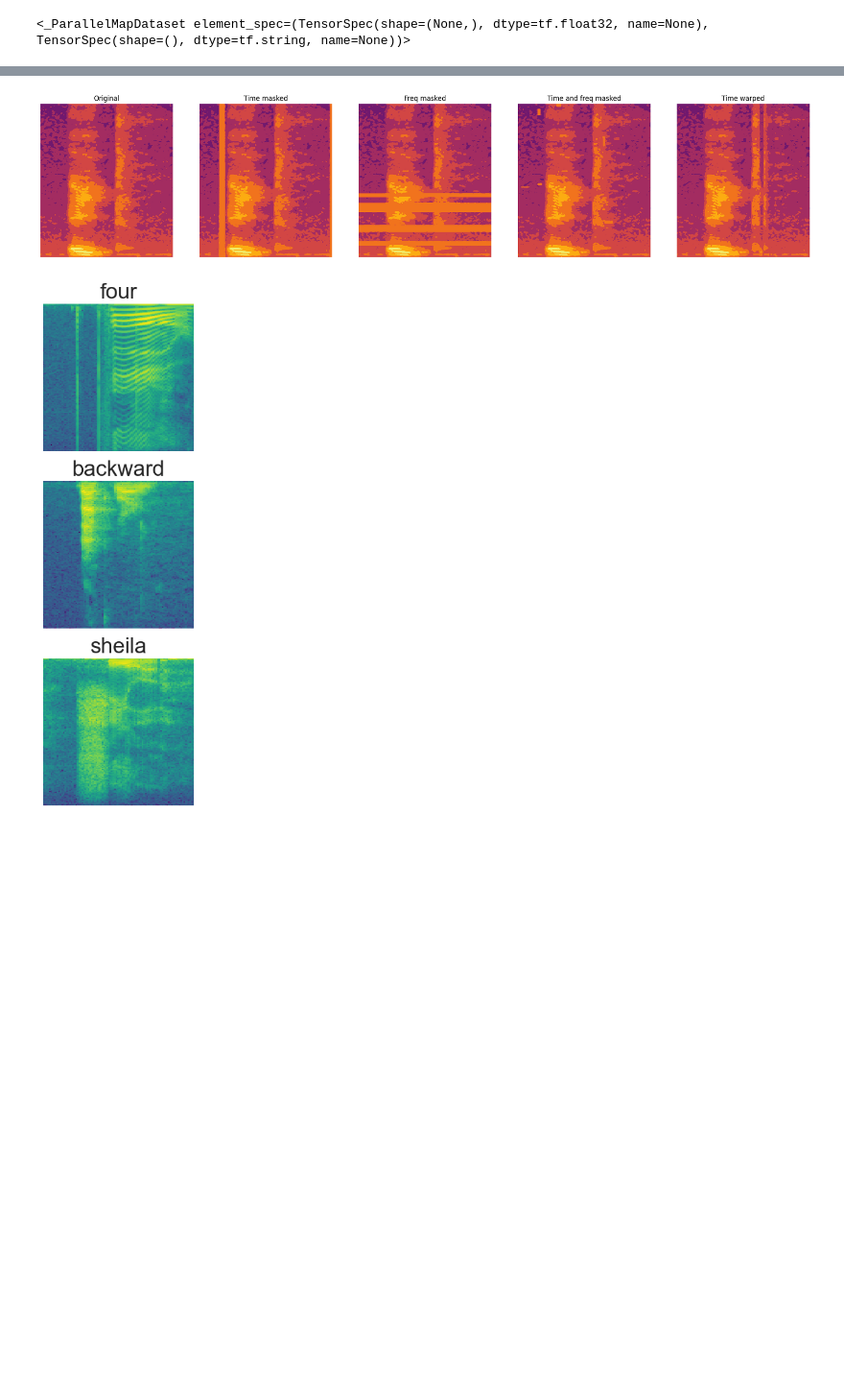
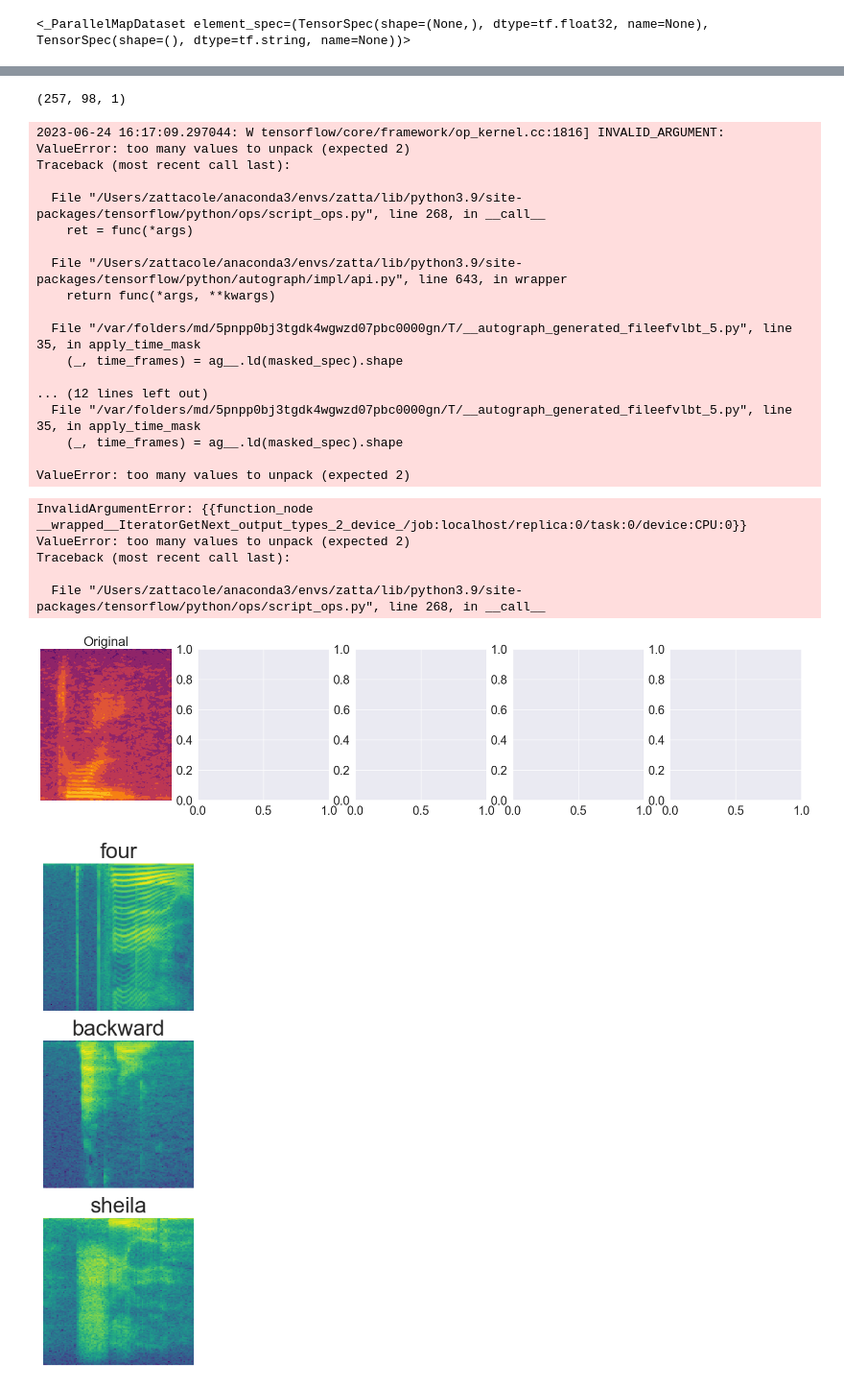
Before and after one commit to aidinattar/AudioKWS, a Jupyter notebook: examples.ipynb, the cells around one changed output, grey strips where cells are left out. Shown at 96% size. Drawn from its saved outputs; the diff is of its cells as text; code cells hidden in the pictures; blank space fills up the shorter version.

```diff
--- a/examples.ipynb
+++ b/examples.ipynb
@@ -177,8 +168,9 @@ fig, ax = plt.subplots(1, 5, figsize=(25, 5))
 import seaborn as sns
 sns.set_theme(font_scale=2)
 for spec, label in spectrograms.skip(1).take(1):
+    print (spec.numpy().shape)
     ax[0].contourf(
-        spec.numpy()[:, :],
+        spec.numpy()[:, :, 0],
         cmap='inferno',
         origin='lower'
     )
@@ -187,43 +179,65 @@ for spec, label in spectrograms.skip(1).take(1):
 
 for spec, label in time_masked.skip(1).take(1):
     ax[1].contourf(
-        spec.numpy()[:, :],
+        spec.numpy()[:, :, 0],
         cmap='inferno',
         origin='lower'
     )
     ax[1].set_title('Time masked')
     ax[1].axis('off')
 
 for spec, label in freq_masked.skip(1).take(1):
     ax[2].contourf(
-        spec.numpy()[:, :],
+        spec.numpy()[:, :, 0],
         cmap='inferno',
         origin='lower'
     )
     ax[2].set_title('Freq masked')
     ax[2].axis('off')
 
 for spec, label in time_freq_masked.skip(1).take(1):
     ax[3].contourf(
-        spec.numpy()[:, :],
+        spec.numpy()[:, :, 0],
         cmap='inferno',
         origin='lower'
     )
     ax[3].set_title('Time and freq masked')
     ax[3].axis('off')
 
 for spec, label in time_warped.skip(1).take(1):
     ax[4].contourf(
         spec.numpy()[:, :],
         cmap='inferno',
         origin='lower'
     )
     ax[4].set_title('Time warped')
     ax[4].axis('off')
 
 fig.savefig('figures/augmentations.pdf', dpi=300, bbox_inches='tight')
 # %% [output]
+(257, 98, 1)
+2023-06-24 16:17:09.297044: W tensorflow/core/framework/op_kernel.cc:1816] INVALID_ARGUMENT: ValueError: too many values to unpack (expected 2)
+Traceback (most recent call last):
+
+  File "/Users/zattacole/anaconda3/envs/zatta/lib/python3.9/site-packages/tensorflow/python/ops/script_ops.py", line 268, in __call__
+    ret = func(*args)
+
+  File "/Users/zattacole/anaconda3/envs/zatta/lib/python3.9/site-packages/tensorflow/python/autograph/impl/api.py", line 643, in wrapper
+    return func(*args, **kwargs)
+
+  File "/var/folders/md/5pnpp0bj3tgdk4wgwzd07pbc0000gn/T/__autograph_generated_fileefvlbt_5.py", line 35, in apply_time_mask
+    (_, time_frames) = ag__.ld(masked_spec).shape
+
+... (12 lines left out)
+  File "/var/folders/md/5pnpp0bj3tgdk4wgwzd07pbc0000gn/T/__autograph_generated_fileefvlbt_5.py", line 35, in apply_time_mask
+    (_, time_frames) = ag__.ld(masked_spec).shape
+
+ValueError: too many values to unpack (expected 2)
+InvalidArgumentError: {{function_node __wrapped__IteratorGetNext_output_types_2_device_/job:localhost/replica:0/task:0/device:CPU:0}} ValueError: too many values to unpack (expected 2)
+Traceback (most recent call last):
+
+  File "/Users/zattacole/anaconda3/envs/zatta/lib/python3.9/site-packages/tensorflow/python/ops/script_ops.py", line 268, in __call__
-[figure, old version]
+[figure, new version]
 # %%
 visual = DataVisualizer(train_waveforms, time_warped, commands)
 visual.plot_spectrogram_example(rows=3, cols=1, figsize=(3,10), savefig=True, filename='spectrogram_example.pdf')
```
Also changed, not shown: parts of 7 cells of this notebook, 4 other files.
